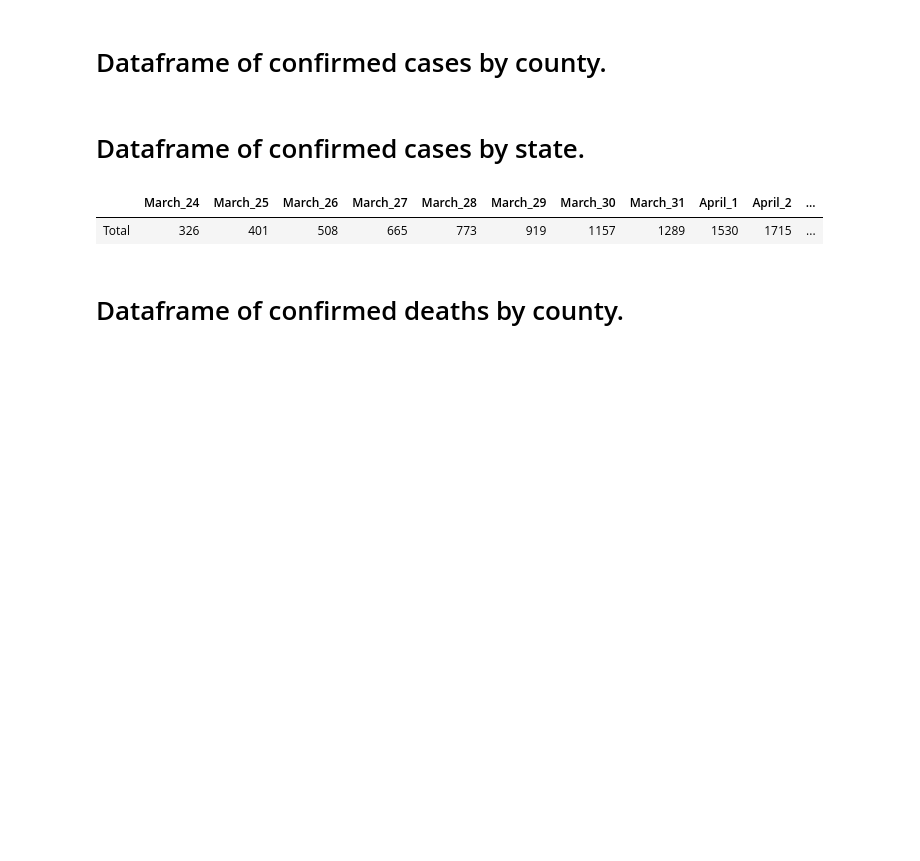
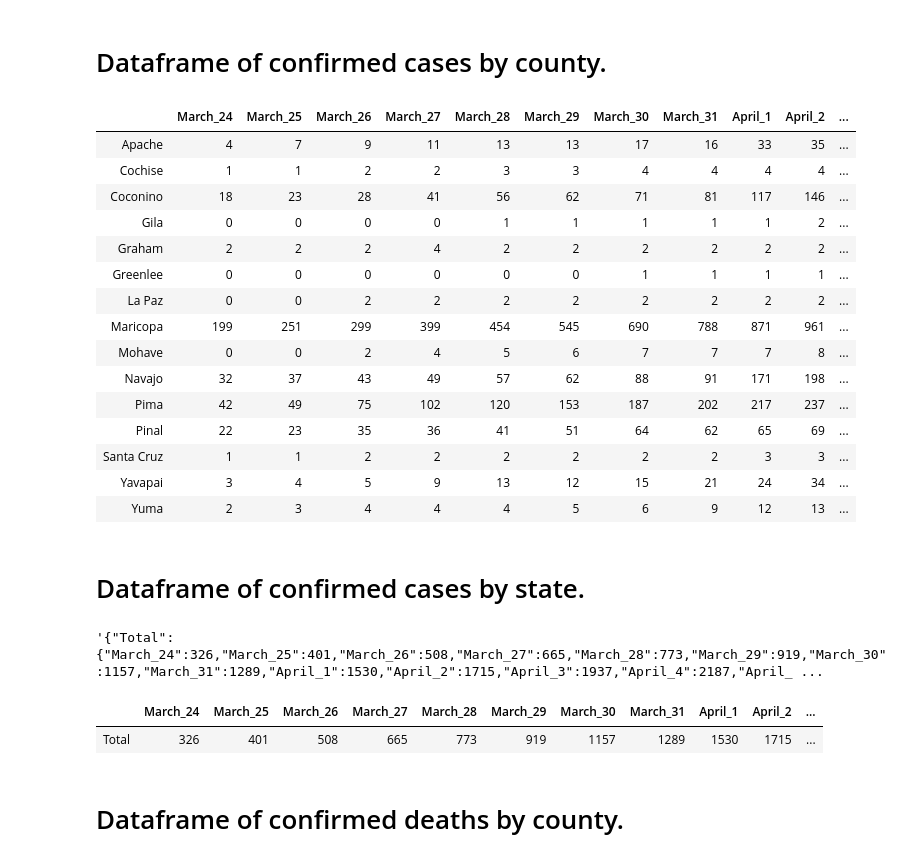
Before and after one commit to juliedundas/Project_2, a Jupyter notebook: test_code_for_flask_app.ipynb, the cells around one changed output. Cells and saved outputs as stored; diff of their text form; code cells hidden in the pictures; blank space fills up the shorter version.

```diff
--- a/test_code_for_flask_app.ipynb
+++ b/test_code_for_flask_app.ipynb
@@ -105,13 +105,31 @@ lon_lat_df
 # %%
 x=[str(l).strip("(,)") for i in master_list_confirmed for l in i]
 n=16
 final = [x[i * n:(i + 1) * n] for i in range((len(x) + n - 1) // n )]
 dict = {}
 count=0
 for i in final:
     dict.update({date_list[count]:i})
     count+=1
 county_confirmed_df = pd.DataFrame(dict,index = county_list1).drop(["Unassigned"])
+county_confirmed_df
+# %% [output]
+|  | March_24 | March_25 | March_26 | March_27 | March_28 | March_29 | March_30 | March_31 | April_1 | April_2 | ... |
+| Apache | 4 | 7 | 9 | 11 | 13 | 13 | 17 | 16 | 33 | 35 | ... |
+| Cochise | 1 | 1 | 2 | 2 | 3 | 3 | 4 | 4 | 4 | 4 | ... |
+| Coconino | 18 | 23 | 28 | 41 | 56 | 62 | 71 | 81 | 117 | 146 | ... |
+| Gila | 0 | 0 | 0 | 0 | 1 | 1 | 1 | 1 | 1 | 2 | ... |
+| Graham | 2 | 2 | 2 | 4 | 2 | 2 | 2 | 2 | 2 | 2 | ... |
+| Greenlee | 0 | 0 | 0 | 0 | 0 | 0 | 1 | 1 | 1 | 1 | ... |
+| La Paz | 0 | 0 | 2 | 2 | 2 | 2 | 2 | 2 | 2 | 2 | ... |
+| Maricopa | 199 | 251 | 299 | 399 | 454 | 545 | 690 | 788 | 871 | 961 | ... |
+| Mohave | 0 | 0 | 2 | 4 | 5 | 6 | 7 | 7 | 7 | 8 | ... |
+| Navajo | 32 | 37 | 43 | 49 | 57 | 62 | 88 | 91 | 171 | 198 | ... |
+| Pima | 42 | 49 | 75 | 102 | 120 | 153 | 187 | 202 | 217 | 237 | ... |
+| Pinal | 22 | 23 | 35 | 36 | 41 | 51 | 64 | 62 | 65 | 69 | ... |
+| Santa Cruz | 1 | 1 | 2 | 2 | 2 | 2 | 2 | 2 | 3 | 3 | ... |
+| Yavapai | 3 | 4 | 5 | 9 | 13 | 12 | 15 | 21 | 24 | 34 | ... |
+| Yuma | 2 | 3 | 4 | 4 | 4 | 5 | 6 | 9 | 12 | 13 | ... |
 # %%
 json_confirmed_data_for_graphing1 = county_confirmed_df.to_json(orient='columns')
 json_confirmed_data_for_graphing2 = county_confirmed_df.to_json(orient='index')
@@ -123,14 +141,17 @@ az_confirmed_df = county_confirmed_df.astype('int64', copy=False)
 az_confirmed_df.loc['Total'] = az_confirmed_df.sum()
 az_confirmed_df = pd.DataFrame(az_confirmed_df.loc["Total"])
 az_confirmed_df = az_confirmed_df.transpose()
-az_confirmed_df
+json_confirmed_data_for_graphing_state2
 # %% [output]
-|  | March_24 | March_25 | March_26 | March_27 | March_28 | March_29 | March_30 | March_31 | April_1 | April_2 | ... |
-| Total | 326 | 401 | 508 | 665 | 773 | 919 | 1157 | 1289 | 1530 | 1715 | ... |
+'{"Total":{"March_24":326,"March_25":401,"March_26":508,"March_27":665,"March_28":773,"March_29":919,"March_30":1157,"March_31":1289,"April_1":1530,"April_2":1715,"April_3":1937,"April_4":2187,"April_ ...
 # %%
 json_confirmed_data_for_graphing_state1 = az_confirmed_df.to_json(orient='columns')
 json_confirmed_data_for_graphing_state2 = az_confirmed_df.to_json(orient='index')
 json_confirmed_data_for_graphing_state3 = az_confirmed_df.to_json(orient='values')
+az_confirmed_df
+# %% [output]
+|  | March_24 | March_25 | March_26 | March_27 | March_28 | March_29 | March_30 | March_31 | April_1 | April_2 | ... |
+| Total | 326 | 401 | 508 | 665 | 773 | 919 | 1157 | 1289 | 1530 | 1715 | ... |
 # %%
 master_list_deaths = []
 master_list_deaths.append(list(session.query(db_324.Deaths).filter(db_324.Province_State == "Arizona")))
```
Also changed, not shown: 16 other files.
